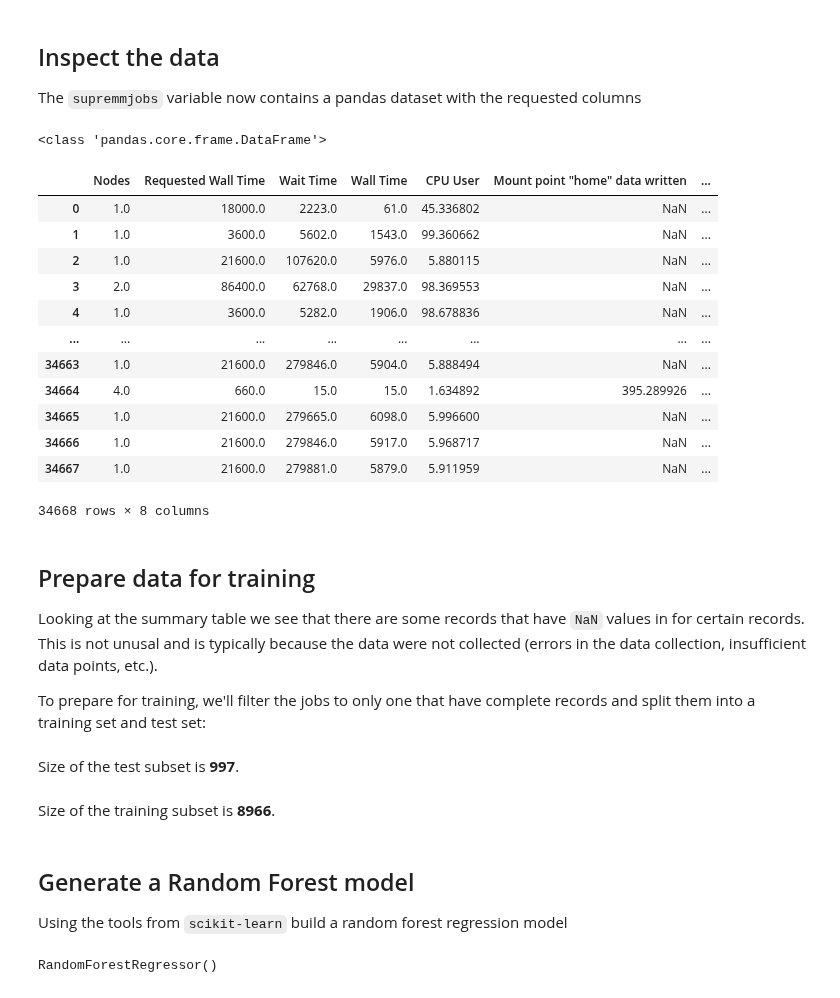
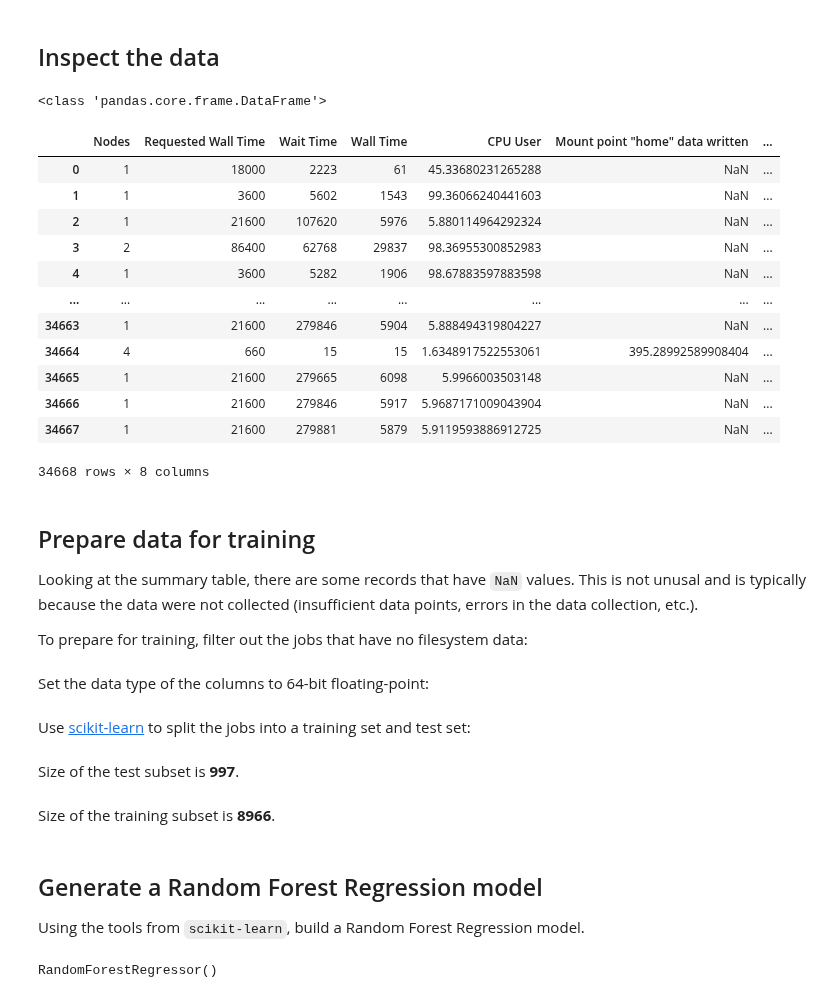
Before and after one commit to ubccr/xdmod-notebooks, a Jupyter notebook: XDMoD-Machine-Learning.ipynb, the cells around one changed output. Saved outputs shown, nothing was run; the diff lists cells and outputs as text; code cells hidden in the pictures.

```diff
--- a/XDMoD-Machine-Learning.ipynb
+++ b/XDMoD-Machine-Learning.ipynb
@@ -58,30 +54,28 @@ with xdw.DataWareHouse(XDMOD_URL, XDMOD_API_KEY) as x:
-# %% [markdown]
-## Inspect the data
-
-The `supremmjobs` variable now contains a pandas dataset with the requested columns
+# %% [markdown]
+## Inspect the data
 # %%
 print(type(supremmjobs))
 # %% [output]
 <class 'pandas.core.frame.DataFrame'>
-# %%
-supremmjobs
-# %% [output]
-|  | Nodes | Requested Wall Time | Wait Time | Wall Time | CPU User | Mount point "home" data written | ... |
-| 0 | 1.0 | 18000.0 | 2223.0 | 61.0 | 45.336802 | NaN | ... |
-| 1 | 1.0 | 3600.0 | 5602.0 | 1543.0 | 99.360662 | NaN | ... |
-| 2 | 1.0 | 21600.0 | 107620.0 | 5976.0 | 5.880115 | NaN | ... |
-| 3 | 2.0 | 86400.0 | 62768.0 | 29837.0 | 98.369553 | NaN | ... |
-| 4 | 1.0 | 3600.0 | 5282.0 | 1906.0 | 98.678836 | NaN | ... |
-| ... | ... | ... | ... | ... | ... | ... | ... |
-| 34663 | 1.0 | 21600.0 | 279846.0 | 5904.0 | 5.888494 | NaN | ... |
-| 34664 | 4.0 | 660.0 | 15.0 | 15.0 | 1.634892 | 395.289926 | ... |
-| 34665 | 1.0 | 21600.0 | 279665.0 | 6098.0 | 5.996600 | NaN | ... |
-| 34666 | 1.0 | 21600.0 | 279846.0 | 5917.0 | 5.968717 | NaN | ... |
-| 34667 | 1.0 | 21600.0 | 279881.0 | 5879.0 | 5.911959 | NaN | ... |
-34668 rows × 8 columns
+# %%
+display(supremmjobs)
+# %% [output]
+|  | Nodes | Requested Wall Time | Wait Time | Wall Time | CPU User | Mount point "home" data written | ... |
+| 0 | 1 | 18000 | 2223 | 61 | 45.33680231265288 | NaN | ... |
+| 1 | 1 | 3600 | 5602 | 1543 | 99.36066240441603 | NaN | ... |
+| 2 | 1 | 21600 | 107620 | 5976 | 5.880114964292324 | NaN | ... |
+| 3 | 2 | 86400 | 62768 | 29837 | 98.36955300852983 | NaN | ... |
+| 4 | 1 | 3600 | 5282 | 1906 | 98.67883597883598 | NaN | ... |
+| ... | ... | ... | ... | ... | ... | ... | ... |
+| 34663 | 1 | 21600 | 279846 | 5904 | 5.888494319804227 | NaN | ... |
+| 34664 | 4 | 660 | 15 | 15 | 1.6348917522553061 | 395.28992589908404 | ... |
+| 34665 | 1 | 21600 | 279665 | 6098 | 5.9966003503148 | NaN | ... |
+| 34666 | 1 | 21600 | 279846 | 5917 | 5.9687171009043904 | NaN | ... |
+| 34667 | 1 | 21600 | 279881 | 5879 | 5.9119593886912725 | NaN | ... |
+34668 rows × 8 columns
 # %% [markdown]
 ## Prepare data for training
 
-Looking at the summary table we see that there are some records that have `NaN` values in for certain records. This is not unusal and is typically because the data were not collected (errors in the data collection, insufficient data points, etc.).
+Looking at the summary table, there are some records that have `NaN` values. This is not unusal and is typically because the data were not collected (insufficient data points, errors in the data collection, etc.).
 
-To prepare for training, we'll filter the jobs to only one that have complete records and split them into a training set and test set:
+To prepare for training, filter out the jobs that have no filesystem data:
@@ -87,0 +84,2 @@ To prepare for training, we'll filter the jobs to only one that have complete re
+# %% [markdown]
+Set the data type of the columns to 64-bit floating-point:
@@ -88 +89,3 @@ To prepare for training, we'll filter the jobs to only one that have complete re
+# %% [markdown]
+Use [scikit-learn](https://scikit-learn.org/) to split the jobs into a training set and test set:
 # %%
@@ -111,8 +107,8 @@ display(Markdown("Size of the training subset is **" + str(len(X_train)) + "**."
 Size of the test subset is **997**.
 Size of the training subset is **8966**.
 # %% [markdown]
-## Generate a Random Forest model
+## Generate a Random Forest Regression model
 
-Using the tools from `scikit-learn` build a random forest regression model
+Using the tools from `scikit-learn`, build a Random Forest Regression model.
 # %%
 from sklearn.ensemble import RandomForestRegressor
```
Also changed, not shown: parts of 35 cells of this notebook.
